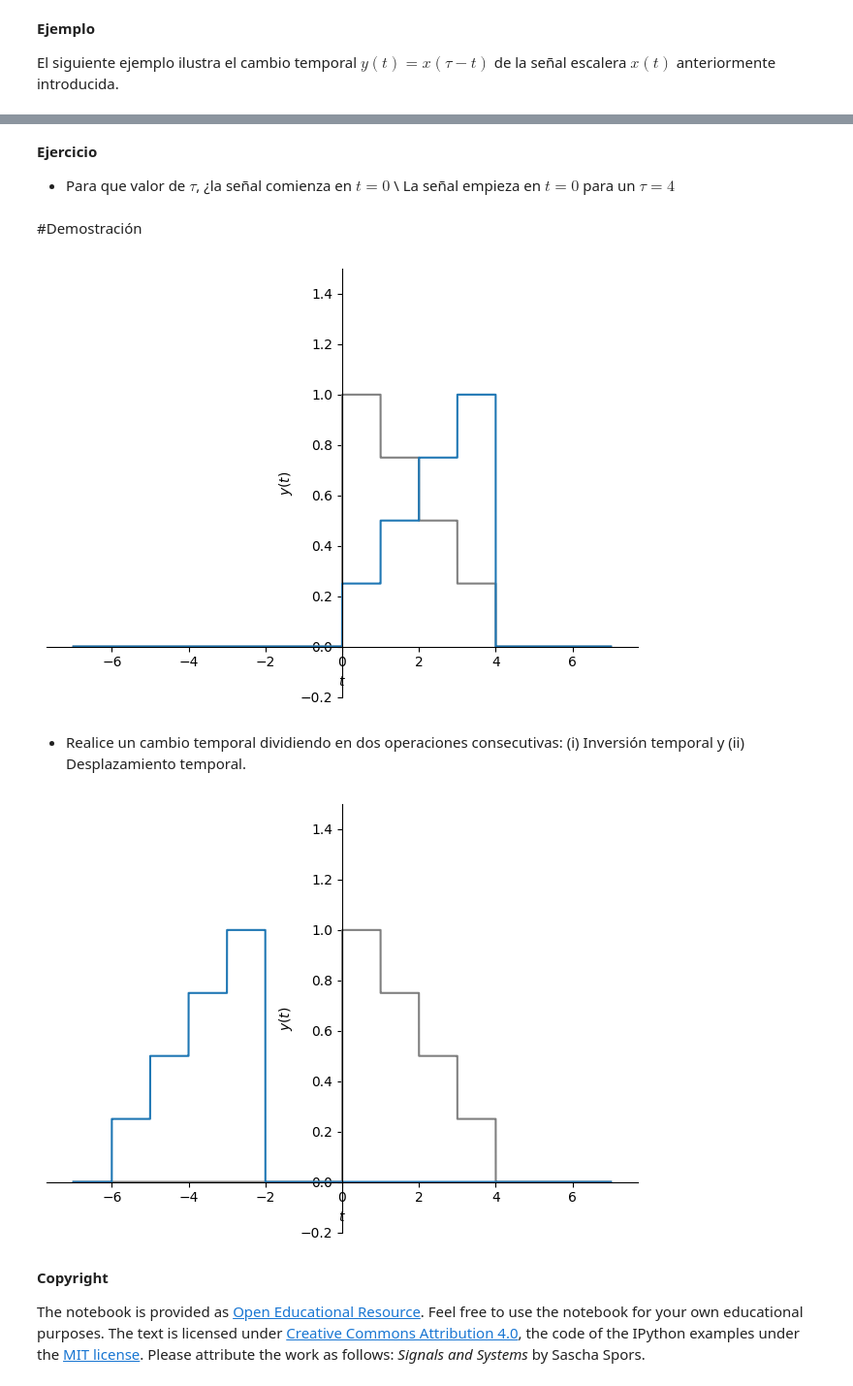
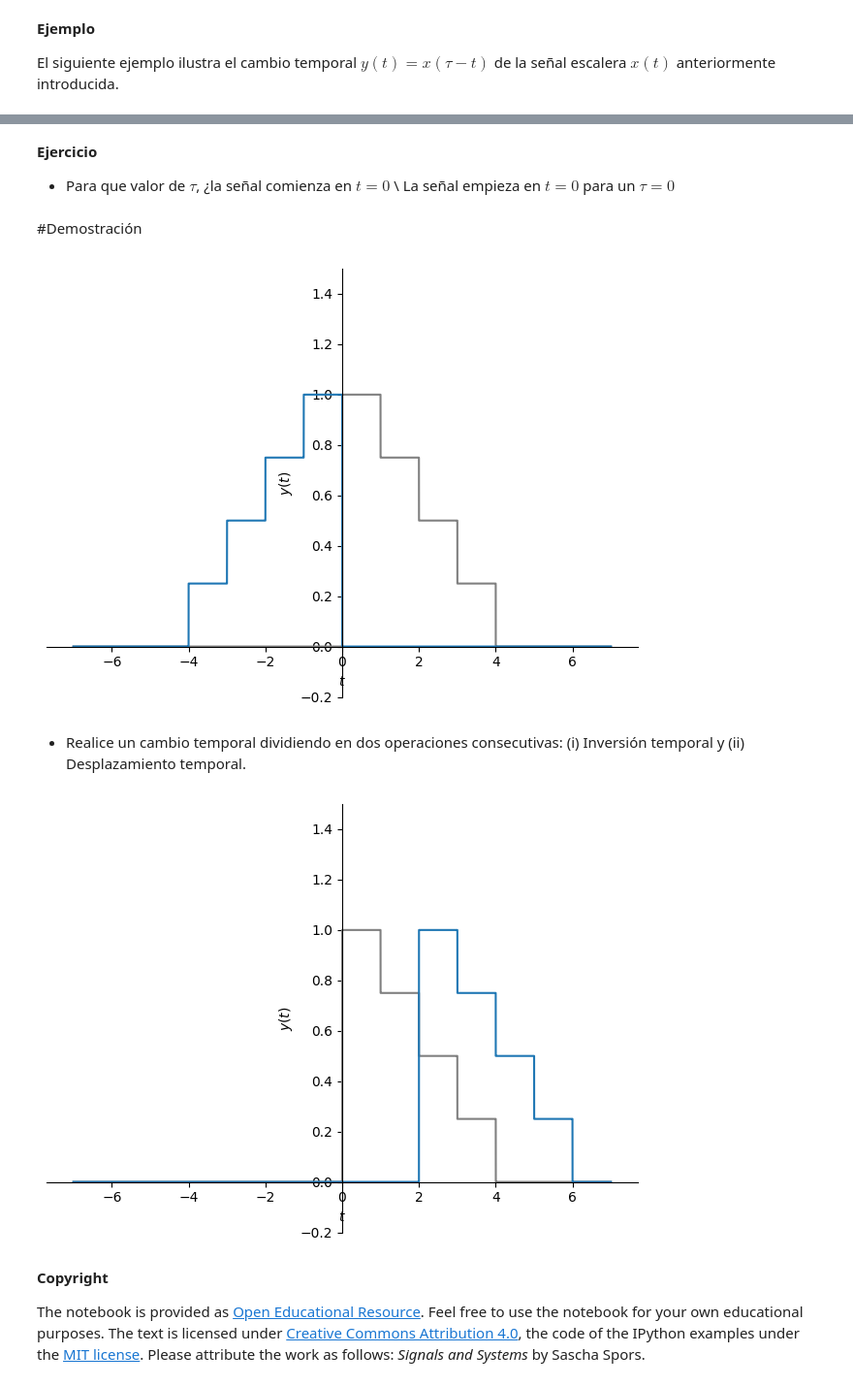
Before and after one commit to SOSAPANTA/EJERCICIOS, a Jupyter notebook: Operaciones_de_señales_continuas.ipynb, the cells around one changed output, grey strips where cells are left out. Shown at 97% size. Saved outputs shown, nothing was run; the diff lists cells and outputs as text; code cells hidden in the pictures.

```diff
--- a/Operaciones_de_señales_continuas.ipynb
+++ b/Operaciones_de_señales_continuas.ipynb
@@ -164,31 +164,31 @@ px.show()
 **Ejercicio**
 
 * Para que valor de $\tau$, ¿la señal comienza en $t=0$ \\
-  La señal empieza en $t = 0$ para un $τ = 4$
+  La señal empieza en $t = 0$ para un $τ = 0$
 # %% [markdown]
 #Demostración
 # %%
-tau = 4 # Es el valor reflejo, el cuál marca en que "t" empezará el espejo
+tau = 0 # Es el valor reflejo, el cuál marca en que "t" empezará el espejo
 y = x.subs(t, tau - t) #Sustituimos en la funcion "X" el "tau" como nuevo parámetro
 
-px=sym.plot(x, (t, -7, 7), ylim=[-0.2, 1.5], ylabel=r'$y(t)$', line_color='gray', show=False) # Función original, se queda quieta, arranca en el origen el escalon
-py=sym.plot(y, (t, -7, 7), ylim=[-0.2, 1.5], ylabel=r'$y(t)$', show=False) #Función espejo o desplazo temporal
+px=sym.plot(x, (t, -7, 7), ylim=[-0.2, 1.5], ylabel=r'$y(t)$', line_color='gray', show=False) # gr Función original, se queda quieta, arranca en el origen el escalon
+py=sym.plot(y, (t, -7, 7), ylim=[-0.2, 1.5], ylabel=r'$y(t)$', show=False) # gr Función espejo o desplazo temporal
 px.extend(py)
 px.show()
 # %% [output]
-[figure, old version]
+[figure, new version]
 # %% [markdown]
 * Realice un cambio temporal dividiendo en dos operaciones consecutivas: (i) Inversión temporal y (ii) Desplazamiento temporal.
 # %%
-tau = -2 # Es el valor reflejo, el cuál marca en que "t" empezará el espejo
-y = x.subs(t, tau - t) #Sustituimos en la funcion "X" el "tau" como nuevo parámetro
-
-px=sym.plot(x, (t, -7, 7), ylim=[-0.2, 1.5], ylabel=r'$y(t)$', line_color='gray', show=False) # Función original, se queda quieta, arranca en el origen el escalon
-py=sym.plot(y, (t, -7, 7), ylim=[-0.2, 1.5], ylabel=r'$y(t)$', show=False) #Función espejo o desplazo temporal
+tau = -2
+y = x.subs(t, - t)
+y = x.subs(t, tau+ t)
+px=sym.plot(x, (t, -7, 7), ylim=[-0.2, 1.5], ylabel=r'$y(t)$', line_color='gray', show=False) # gr Función original, se queda quieta, arranca en el origen el escalon
+py=sym.plot(y, (t, -7, 7), ylim=[-0.2, 1.5], ylabel=r'$y(t)$', show=False) # gr Función espejo o desplazo temporal
 px.extend(py)
 px.show()
 # %% [output]
-[figure, old version]
+[figure, new version]
 # %% [markdown]
 **Copyright**
 
```
Also changed, not shown: parts of 1 cell of this notebook.
